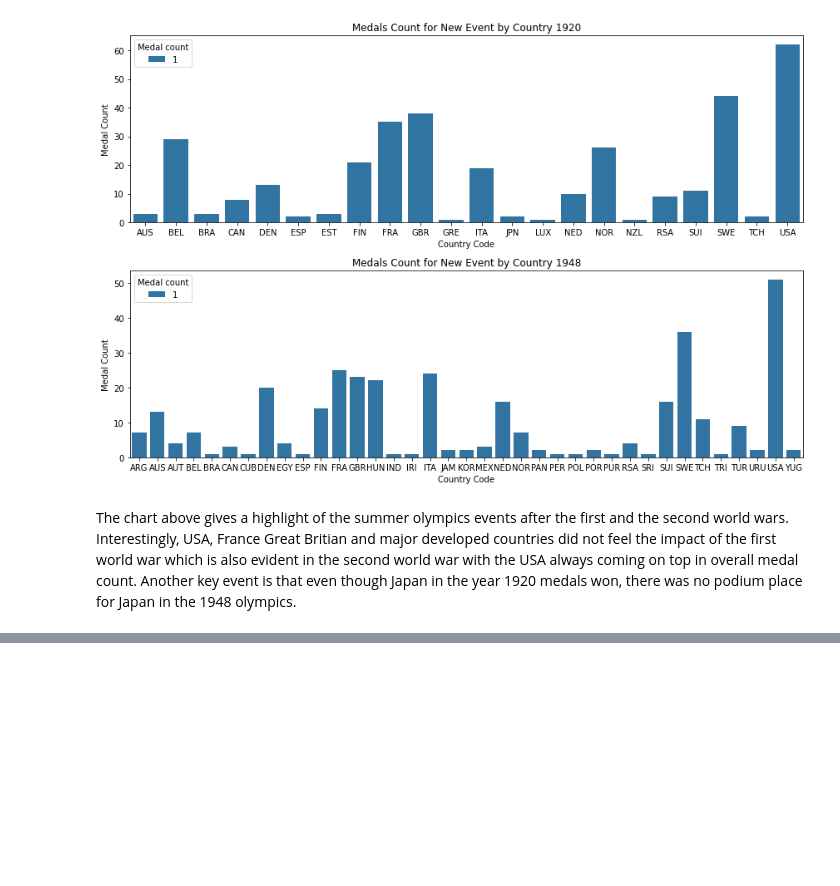
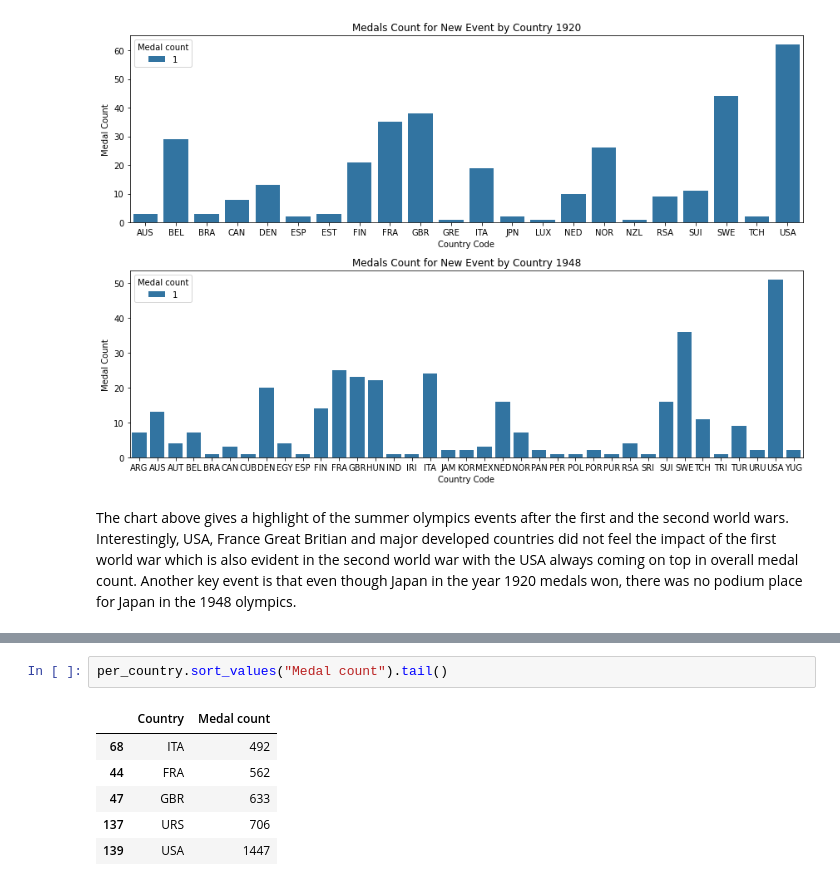
Before and after one commit to TomHOldershaw/Project_1_Team_2, a Jupyter notebook: Notebooks/Q2 - visualisation.ipynb, the cells around one changed output, grey strips where cells are left out. Saved outputs shown, nothing was run; the diff lists cells and outputs as text; blank space fills up the shorter version.

```diff
--- a/Notebooks/Q2 - visualisation.ipynb
+++ b/Notebooks/Q2 - visualisation.ipynb
@@ -307,0 +348,9 @@ The chart above gives a highlight of the summer olympics events after the first
+# %%
+per_country.sort_values("Medal count").tail()
+# %% [output]
+|  | Country | Medal count |
+| 68 | ITA | 492 |
+| 44 | FRA | 562 |
+| 47 | GBR | 633 |
+| 137 | URS | 706 |
+| 139 | USA | 1447 |
```
Also changed, not shown: parts of 4 cells of this notebook, 1 other file.
